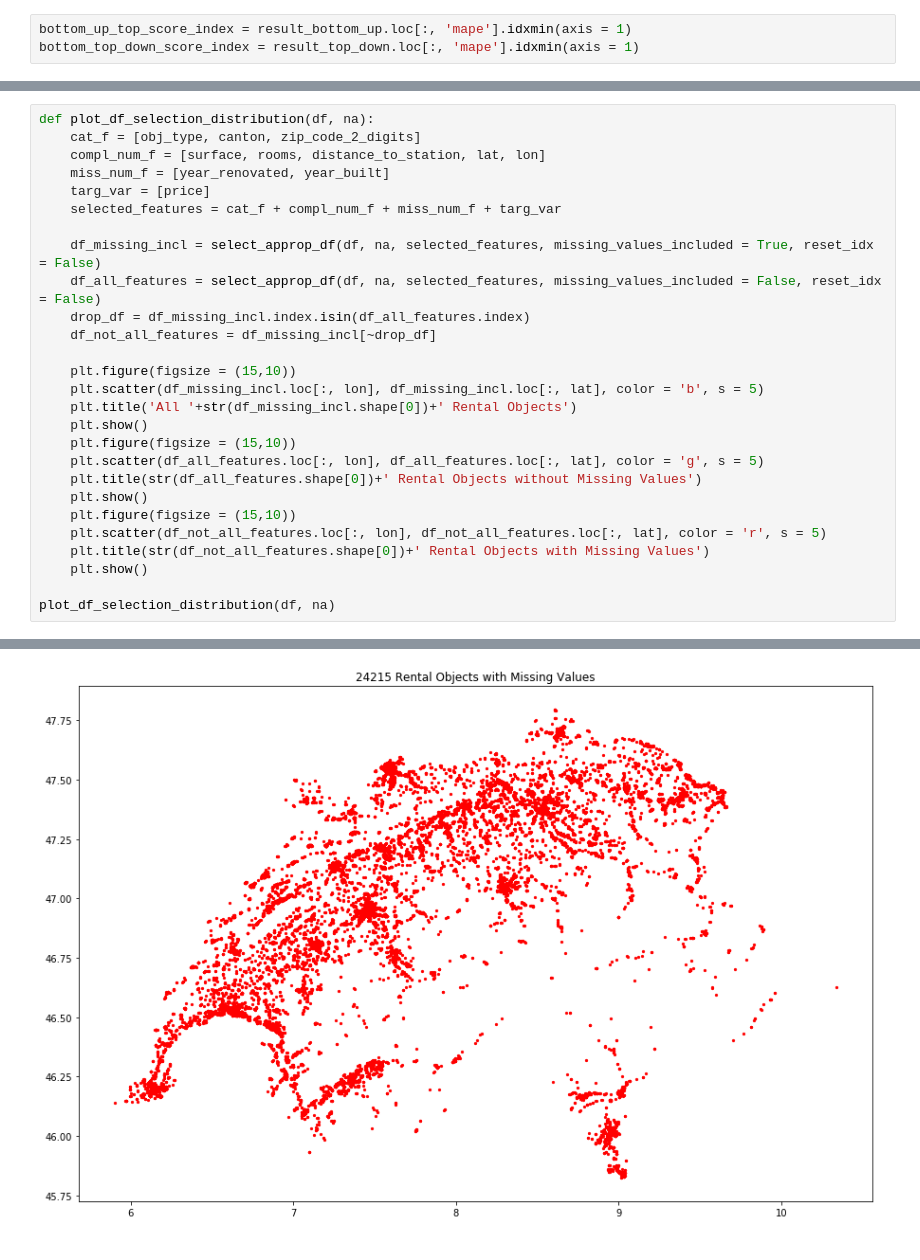
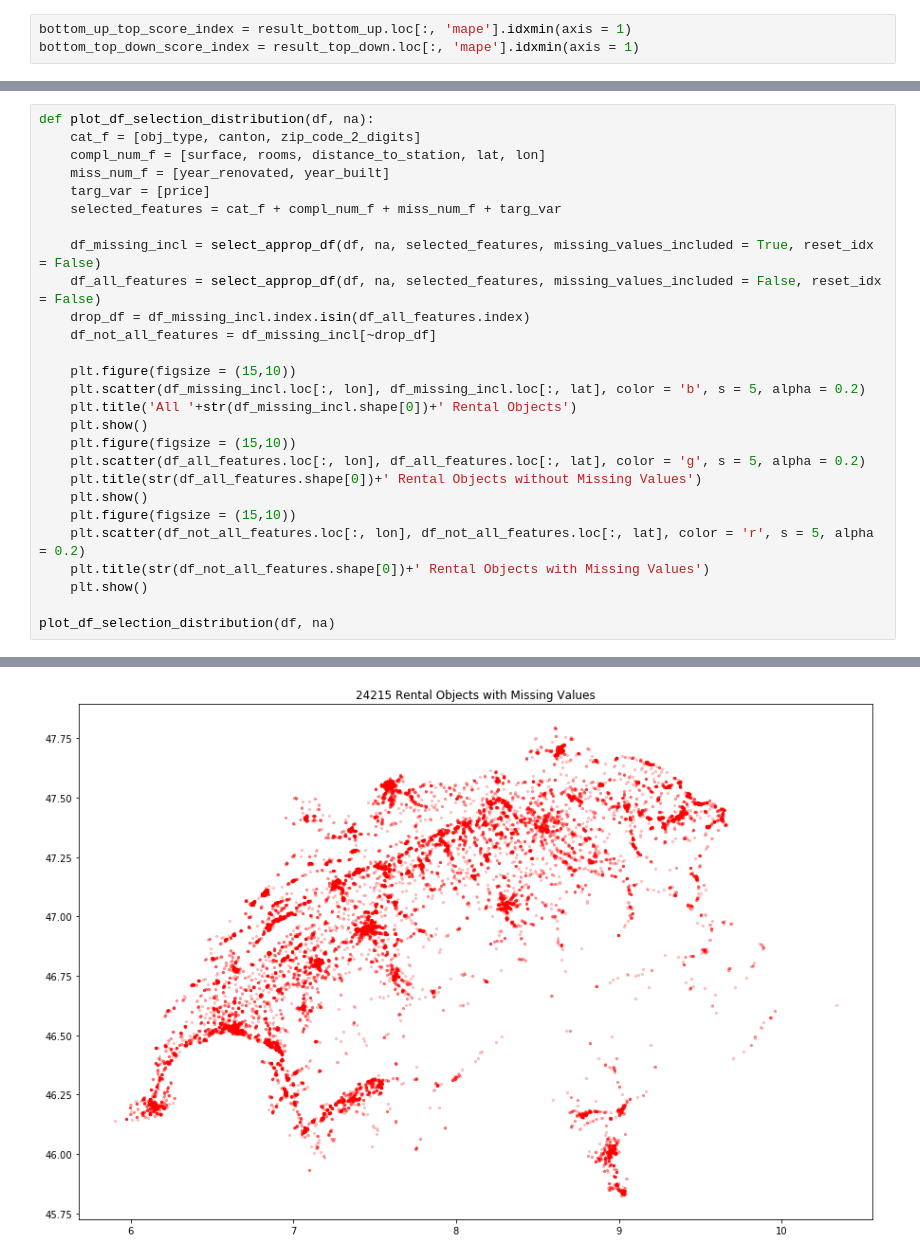
Before and after one commit to Lukas113/Rent_Prediction, a Jupyter notebook: linear_regression/linear_regression.ipynb, the cells around one changed output, grey strips where cells are left out. Saved outputs shown, nothing was run; the diff lists cells and outputs as text.

```diff
--- a/linear_regression/linear_regression.ipynb
+++ b/linear_regression/linear_regression.ipynb
@@ -461,15 +497,15 @@ def plot_df_selection_distribution(df, na):
     df_not_all_features = df_missing_incl[~drop_df]
 
     plt.figure(figsize = (15,10))
-    plt.scatter(df_missing_incl.loc[:, lon], df_missing_incl.loc[:, lat], color = 'b', s = 5)
+    plt.scatter(df_missing_incl.loc[:, lon], df_missing_incl.loc[:, lat], color = 'b', s = 5, alpha = 0.2)
     plt.title('All '+str(df_missing_incl.shape[0])+' Rental Objects')
     plt.show()
     plt.figure(figsize = (15,10))
-    plt.scatter(df_all_features.loc[:, lon], df_all_features.loc[:, lat], color = 'g', s = 5)
+    plt.scatter(df_all_features.loc[:, lon], df_all_features.loc[:, lat], color = 'g', s = 5, alpha = 0.2)
     plt.title(str(df_all_features.shape[0])+' Rental Objects without Missing Values')
     plt.show()
     plt.figure(figsize = (15,10))
-    plt.scatter(df_not_all_features.loc[:, lon], df_not_all_features.loc[:, lat], color = 'r', s = 5)
+    plt.scatter(df_not_all_features.loc[:, lon], df_not_all_features.loc[:, lat], color = 'r', s = 5, alpha = 0.2)
     plt.title(str(df_not_all_features.shape[0])+' Rental Objects with Missing Values')
     plt.show()
 
@@ -480 +516 @@ plot_df_selection_distribution(df, na)
-[figure, old version]
+[figure, new version]
```
Also changed, not shown: parts of 23 cells of this notebook, 9 other files.
